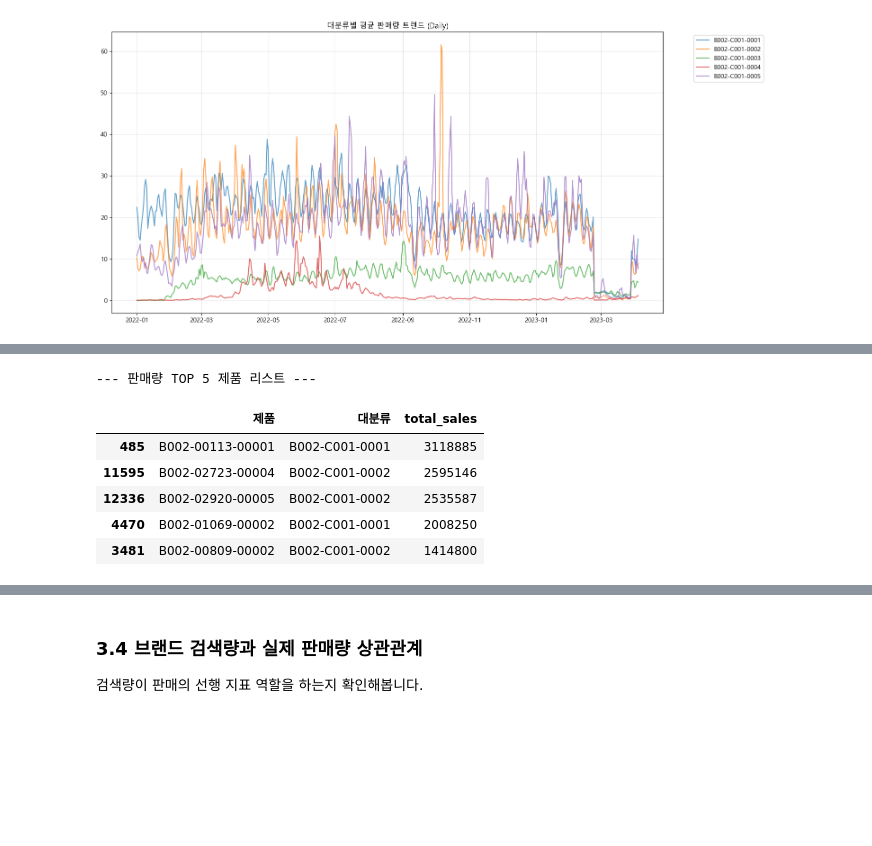
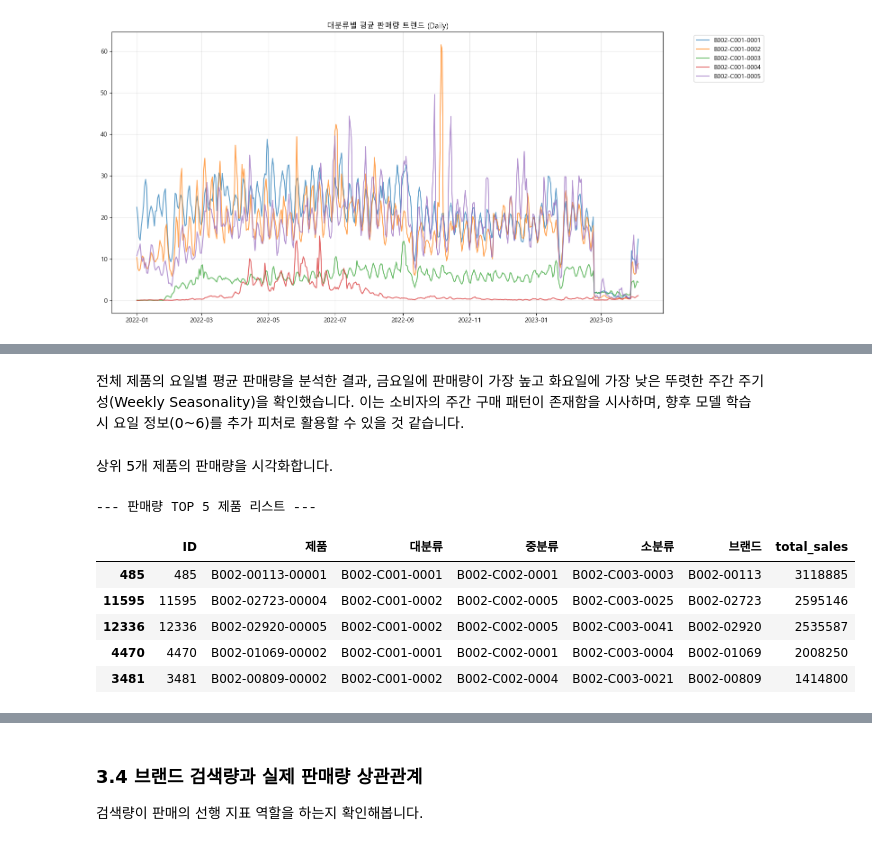
Before and after one commit to KittyNat123/Sales, a Jupyter notebook: 조규형/Sales_조규형2.ipynb, the cells around one changed output, grey strips where cells are left out. Drawn from its saved outputs; the diff is of its cells as text; code cells hidden in the pictures; blank space fills up the shorter version.

```diff
--- a/조규형/Sales_조규형2.ipynb
+++ b/조규형/Sales_조규형2.ipynb
@@ -249,8 +250,10 @@ plt.show()
 대분류별로 일일 평균 판매량을 시각화하여 판매 패턴의 차이를 확인합니다.
 # %%
+# '20'으로 시작하는 실제 날짜 컬럼들만 리스트로 뽑습니다.
+only_date_cols = [c for c in train.columns if str(c).startswith('20')]
+
 # 각 제품별로 전체 기간의 판매량 합계 계산
-date_cols = train.columns[6:]
-train['total_sum'] = train[date_cols].sum(axis=1)
+train['total_sum'] = train[only_date_cols].sum(axis=1)
 
 # 대분류별로 전체 판매량 합산
 cat_total_sales = train.groupby('대분류')['total_sum'].sum()
@@ -258,7 +261,7 @@ cat_total_sales = train.groupby('대분류')['total_sum'].sum()
 # 판매 점유율(%) 계산
 cat_sales_ratio = (cat_total_sales / cat_total_sales.sum()) * 100
 
-# 제품당 평균 판매량 계산 (작성하신 시각화 코드의 '평균' 기준값)
+# 제품당 평균 판매량 계산
 cat_avg_sales = train.groupby('대분류')['total_sum'].mean()
 
 # 결과 데이터프레임 생성
@@ -308,27 +356,30 @@ plt.show()
+# %% [markdown]
+전체 제품의 요일별 평균 판매량을 분석한 결과, 금요일에 판매량이 가장 높고 화요일에 가장 낮은 뚜렷한 주간 주기성(Weekly Seasonality)을 확인했습니다. 이는 소비자의 주간 구매 패턴이 존재함을 시사하며, 향후 모델 학습 시 요일 정보(0~6)를 추가 피처로 활용할 수 있을 것 같습니다.
+# %% [markdown]
+상위 5개 제품의 판매량을 시각화합니다.
 # %%
 import pandas as pd
 
-# 날짜 컬럼만 정확하게 선택
-# '20'으로 시작하는 날짜 컬럼들만 골라냅니다.
+# 날짜 컬럼만 골라내기
 date_cols = [c for c in train.columns if str(c).startswith('20')]
 
 # 제품별 전체 판매량 합계를 계산하여 새로운 컬럼으로 추가
 train['total_sales'] = train[date_cols].sum(axis=1)
 
 # 판매량(total_sales) 기준 상위 5개 제품 추출
 top_5 = train.nlargest(5, 'total_sales')
 
 # 결과 출력 (제품 ID, 대분류, 총 판매량)
 print("--- 판매량 TOP 5 제품 리스트 ---")
-display(top_5[['제품', '대분류', 'total_sales']])
+display(top_5[['ID', '제품', '대분류', '중분류', '소분류', '브랜드', 'total_sales']])
 # %% [output]
 --- 판매량 TOP 5 제품 리스트 ---
-|  | 제품 | 대분류 | total_sales |
-| 485 | B002-00113-00001 | B002-C001-0001 | 3118885 |
-| 11595 | B002-02723-00004 | B002-C001-0002 | 2595146 |
-| 12336 | B002-02920-00005 | B002-C001-0002 | 2535587 |
-| 4470 | B002-01069-00002 | B002-C001-0001 | 2008250 |
-| 3481 | B002-00809-00002 | B002-C001-0002 | 1414800 |
+|  | ID | 제품 | 대분류 | 중분류 | 소분류 | 브랜드 | total_sales |
+| 485 | 485 | B002-00113-00001 | B002-C001-0001 | B002-C002-0001 | B002-C003-0003 | B002-00113 | 3118885 |
+| 11595 | 11595 | B002-02723-00004 | B002-C001-0002 | B002-C002-0005 | B002-C003-0025 | B002-02723 | 2595146 |
+| 12336 | 12336 | B002-02920-00005 | B002-C001-0002 | B002-C002-0005 | B002-C003-0041 | B002-02920 | 2535587 |
+| 4470 | 4470 | B002-01069-00002 | B002-C001-0001 | B002-C002-0001 | B002-C003-0004 | B002-01069 | 2008250 |
+| 3481 | 3481 | B002-00809-00002 | B002-C001-0002 | B002-C002-0004 | B002-C003-0021 | B002-00809 | 1414800 |
 # %%
 date_cols = [c for c in train.columns if str(c).startswith('20')]
 
```
Also changed, not shown: parts of 58 cells of this notebook.
